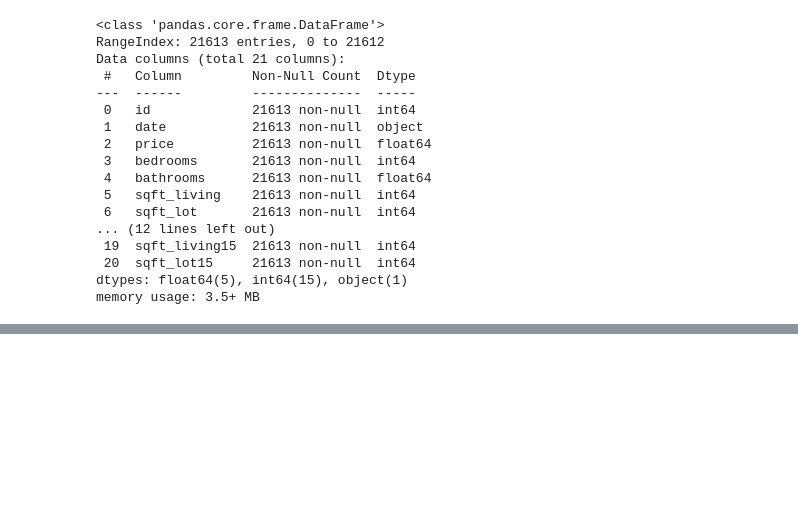
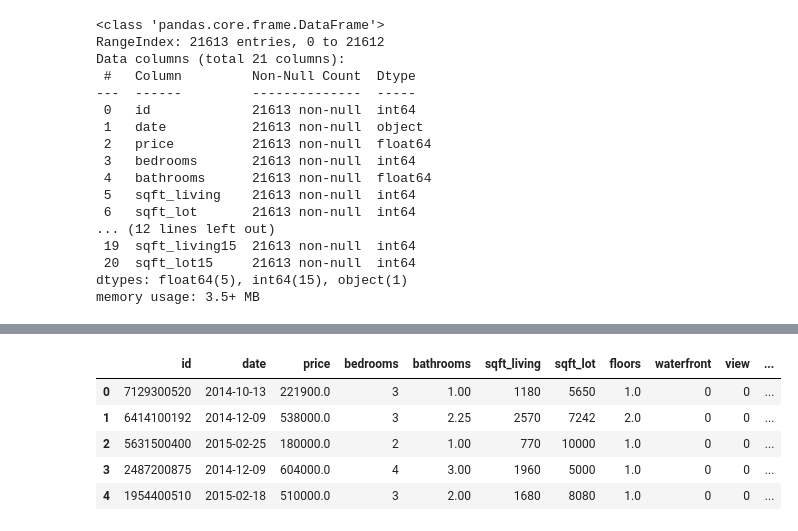
Before and after one commit to darrens2k/intro-to-data-science, a Jupyter notebook: Assignment_3.ipynb, the cells around one changed output, grey strips where cells are left out. Saved outputs shown, nothing was run; the diff lists cells and outputs as text; code cells hidden in the pictures; blank space fills up the shorter version.

```diff
--- a/Assignment_3.ipynb
+++ b/Assignment_3.ipynb
@@ -99,0 +158,26 @@ for val in doubled:
+# %%
+# irrelevant columns
+
+# could consider dropping the final two
+# not sure if info about the neighbours is relevant
+
+# will let it remain for now because it COULD be useful, if the regression models deem it useless then I will drop it
+
+# can drop id, not important for regression. Or just don't pass it to the models
+
+# regression models can not handle datetime, need to convert to dummy variables or extract relevant into
+# could just extract month and year, extracting day could be too granular, not sure
+# will include day and let the model deem if it is useless
+# these are categorical columns, ratio between 2 years does not really mean anything value wise like a scale would
+
+data['sale_year'] = pd.DatetimeIndex(data['date']).year
+data['sale_month'] = pd.DatetimeIndex(data['date']).month
+data['sale_day'] = pd.DatetimeIndex(data['date']).day
+data.head()
+# %% [output]
+|  | id | date | price | bedrooms | bathrooms | sqft_living | sqft_lot | floors | waterfront | view | ... |
+| 0 | 7129300520 | 2014-10-13 | 221900.0 | 3 | 1.00 | 1180 | 5650 | 1.0 | 0 | 0 | ... |
+| 1 | 6414100192 | 2014-12-09 | 538000.0 | 3 | 2.25 | 2570 | 7242 | 2.0 | 0 | 0 | ... |
+| 2 | 5631500400 | 2015-02-25 | 180000.0 | 2 | 1.00 | 770 | 10000 | 1.0 | 0 | 0 | ... |
+| 3 | 2487200875 | 2014-12-09 | 604000.0 | 4 | 3.00 | 1960 | 5000 | 1.0 | 0 | 0 | ... |
+| 4 | 1954400510 | 2015-02-18 | 510000.0 | 3 | 2.00 | 1680 | 8080 | 1.0 | 0 | 0 | ... |
```
Also changed, not shown: parts of 10 cells of this notebook.
